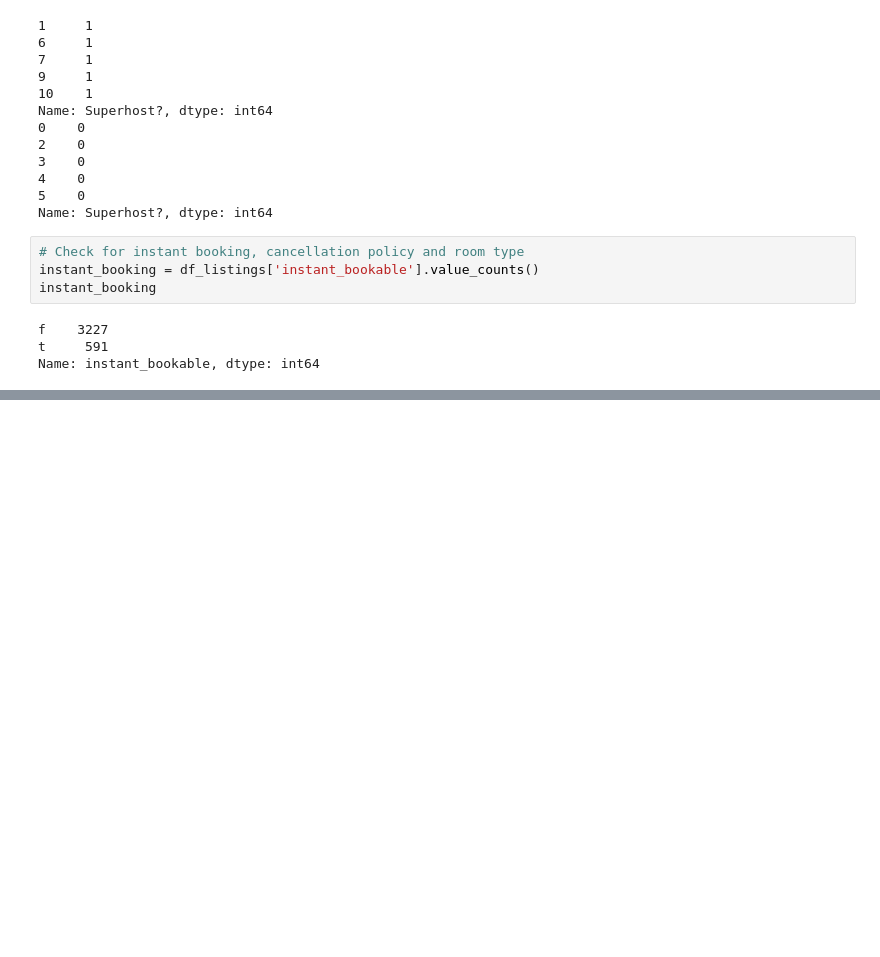
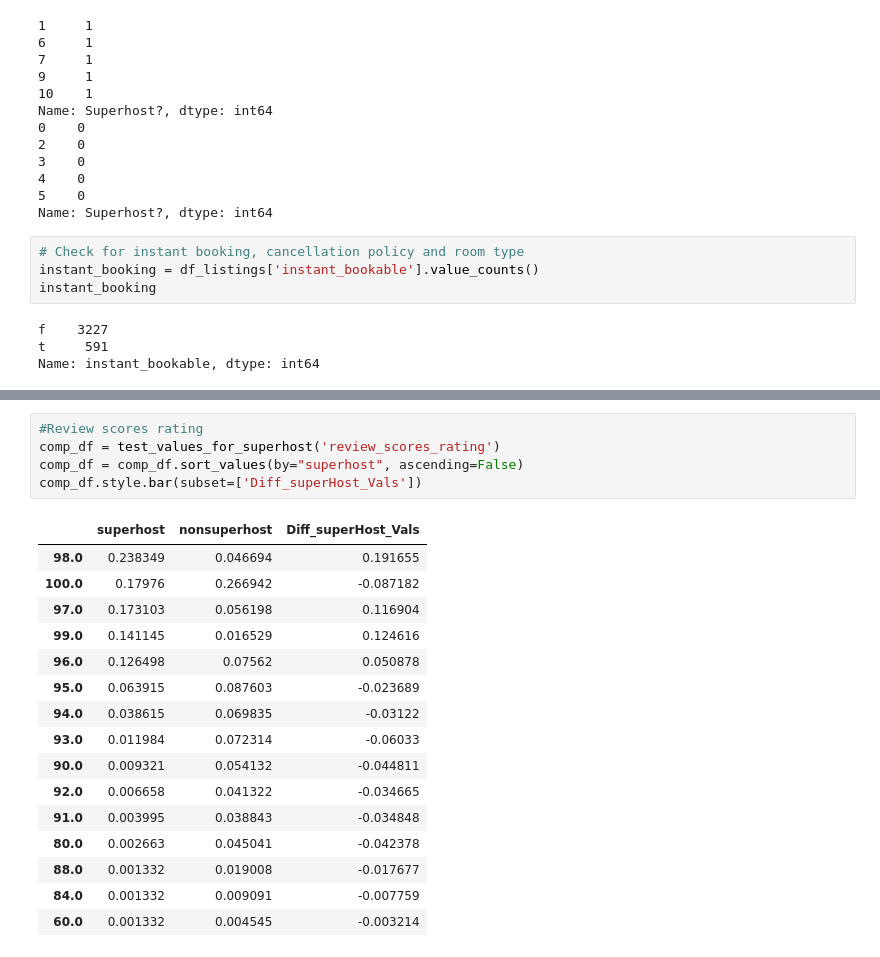
Before and after one commit to divyagarg1/Seattle-Airbnb, a Jupyter notebook: What does it take to be a superhost?.ipynb, the cells around one changed output, grey strips where cells are left out. Drawn from its saved outputs; the diff is of its cells as text; blank space fills up the shorter version.

```diff
--- a/What does it take to be a superhost?.ipynb
+++ b/What does it take to be a superhost?.ipynb
@@ -171,0 +152,22 @@ sns.heatmap(df_new.corr(), annot=True, fmt=".2f");
+# %%
+#Review scores rating
+comp_df = test_values_for_superhost('review_scores_rating')
+comp_df = comp_df.sort_values(by="superhost", ascending=False)
+comp_df.style.bar(subset=['Diff_superHost_Vals'])
+# %% [output]
+|  | superhost | nonsuperhost | Diff_superHost_Vals |
+| 98.0 | 0.238349 | 0.046694 | 0.191655 |
+| 100.0 | 0.17976 | 0.266942 | -0.087182 |
+| 97.0 | 0.173103 | 0.056198 | 0.116904 |
+| 99.0 | 0.141145 | 0.016529 | 0.124616 |
+| 96.0 | 0.126498 | 0.07562 | 0.050878 |
+| 95.0 | 0.063915 | 0.087603 | -0.023689 |
+| 94.0 | 0.038615 | 0.069835 | -0.03122 |
+| 93.0 | 0.011984 | 0.072314 | -0.06033 |
+| 90.0 | 0.009321 | 0.054132 | -0.044811 |
+| 92.0 | 0.006658 | 0.041322 | -0.034665 |
+| 91.0 | 0.003995 | 0.038843 | -0.034848 |
+| 80.0 | 0.002663 | 0.045041 | -0.042378 |
+| 88.0 | 0.001332 | 0.019008 | -0.017677 |
+| 84.0 | 0.001332 | 0.009091 | -0.007759 |
+| 60.0 | 0.001332 | 0.004545 | -0.003214 |
```
Also changed, not shown: parts of 12 cells of this notebook, 1 other file.
